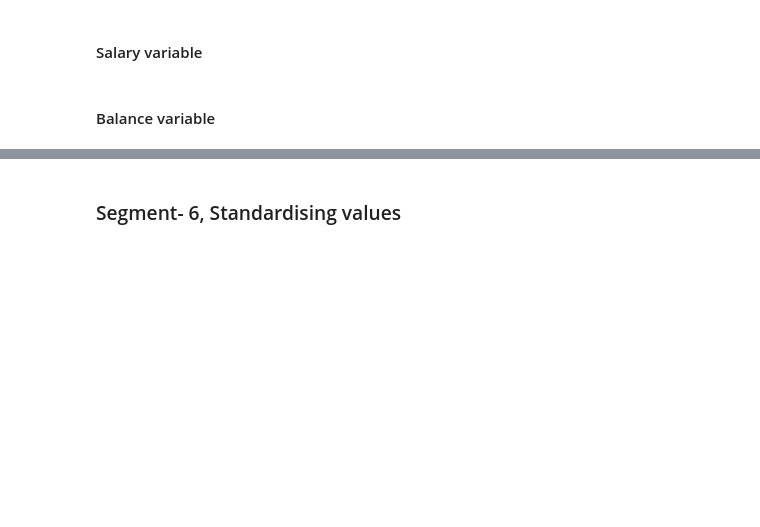
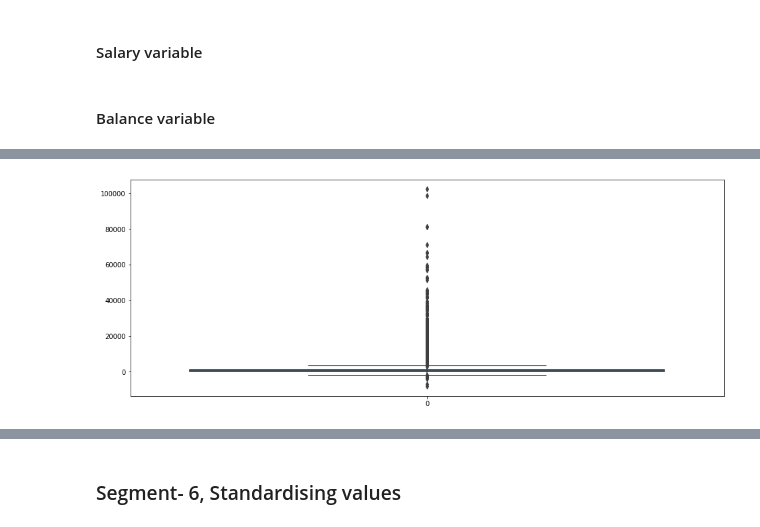
Before and after one commit to ameyabits/EDA, a Jupyter notebook: Banking_Analysis/Banking_Telemarketing_Analysis/Src/Notebooks/Bank Telemarketing/bank.ipynb, the cells around one changed output, grey strips where cells are left out. Cells and saved outputs as stored; diff of their text form; code cells hidden in the pictures; blank space fills up the shorter version.

```diff
--- a/Banking_Analysis/Banking_Telemarketing_Analysis/Src/Notebooks/Bank Telemarketing/bank.ipynb
+++ b/Banking_Analysis/Banking_Telemarketing_Analysis/Src/Notebooks/Bank Telemarketing/bank.ipynb
@@ -332,4 +374,9 @@ Major approaches to the treat outliers:
 # %%
 #plot the boxplot of balance variable.
+plt.figure(figsize=(16,6))
+sns.boxplot(data=bankdfcopy.balance)
+plt.show()
+# %% [output]
+[figure, added]
 # %%
 #plot the boxplot of balance variable after scaling in 8:2.
```
Also changed, not shown: parts of 16 cells of this notebook.
